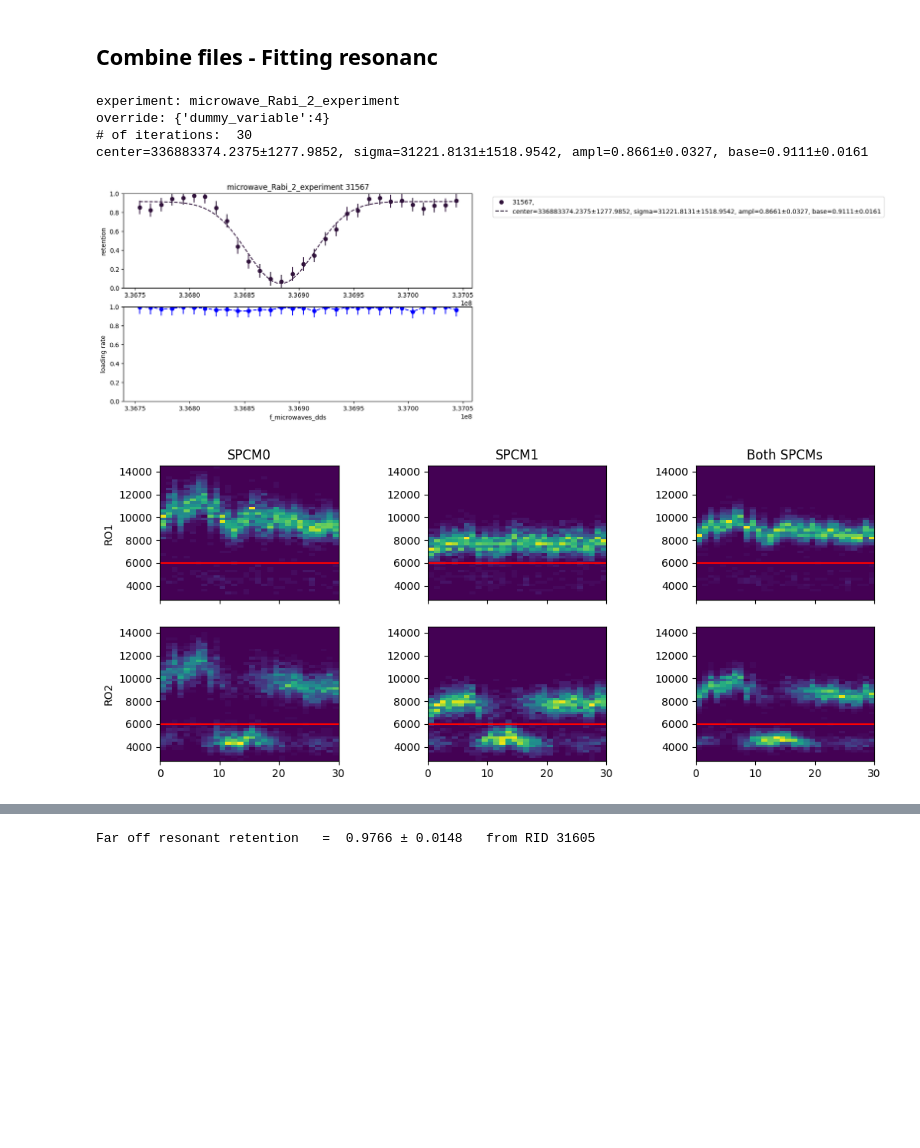
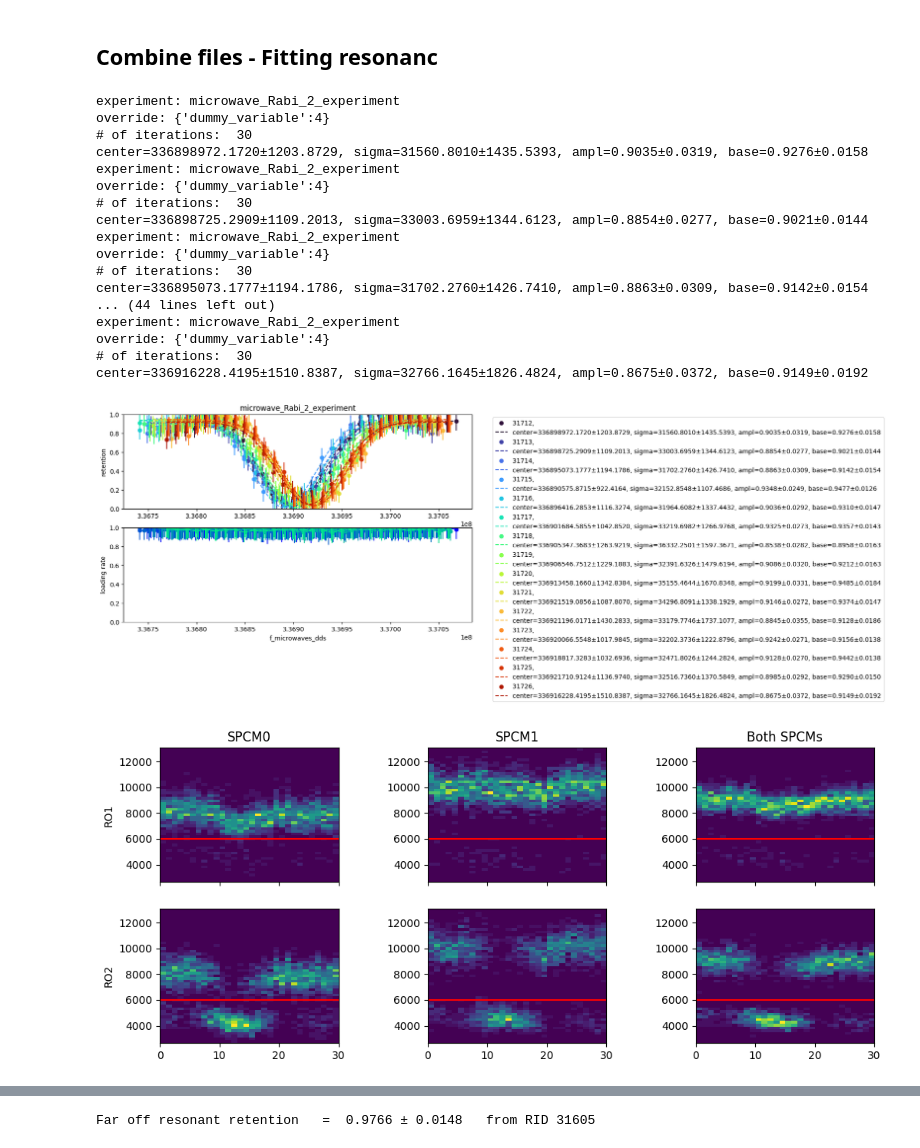
Before and after one commit to QuantumQuadrate/qn_artiq_routines, a Jupyter notebook: Analysis/Microwave analysis/Microwave_analysis_2025.ipynb, the cells around one changed output, grey strips where cells are left out. Saved outputs shown, nothing was run; the diff lists cells and outputs as text; code cells hidden in the pictures; blank space fills up the shorter version.

```diff
--- a/Analysis/Microwave analysis/Microwave_analysis_2025.ipynb
+++ b/Analysis/Microwave analysis/Microwave_analysis_2025.ipynb
@@ -2,7 +2,7 @@
 # Mapping atom analysis
 Valid for experiments from 2025-04-30 until ...
 # %%
-date_filters = ["2025-11-10"]
+date_filters = ["2025-11-19","2025-11-20","2025-11-21","2025-11-22"]
 
 from matplotlib import pyplot as plt
 import matplotlib as mpl
@@ -34,7 +34,7 @@ fnames = get_files_by_criteria(date_filters, # only find files from these date d
                                condition=lambda filename: True, # use this to filter by experiment parameters, like this: lambda filename: np.bool_(h5py.File(filename)['datasets']['set_current_coil_volts_at_finish'])
                                start_dir=results,
                                include_path=True, # if False, only return the name of the file, not the full path
-                               print_filenames=True
+                               print_filenames=False
 )
 
 
@@ -77,18 +77,18 @@ file 30 (C:\Networking Experiment\artiq codes\artiq-master\results\2025-11-10\22
 With fitting the resonance for microwave scans
 
 """
-### the file(s) to analyze:
-file_indices = {
-    27:'',
-    # 26:'',
-    # 38:'',
-    # 36:'HWP=1.875, QWP=4.5',
-    # 38:'HWP=0.5, QWP=4.5',
-    # 38:'',
-    # 40:'',
-}
+# ### the file(s) to analyze:
+# file_indices = {
+#     0:'',
+#     26:'',
+#     38:'',
+#     36:'HWP=1.875, QWP=4.5',
+#     38:'HWP=0.5, QWP=4.5',
+#     38:'',
+#     40:'',
+# }
 
-# file_indices = {i: '' for i in range(50, 63, 2)}
+file_indices = {i: '' for i in range(55, 84, 2)}
 
 compare = True # compare multiple files in the same retention and loading plots
 otsu_threshold = False # compute threshold using Otsu method instead doing it by eye. only work when require atom loading = False
@@ -379,33 +379,46 @@ if showhist:
 
     plt.subplots_adjust(hspace=0.2, wspace=0.5)
 plt.show()
 
 
 
 #### Plot the combined Atom_loading_time values
 ## We can slice the array to separate iterations later, if we want.
 combined_atom_loading_times = list(itertools.chain(*all_atom_loading_times))
 mean_loading_time = np.mean(combined_atom_loading_times)
 plt.figure(figsize=(7, 4))
 plt.plot(combined_atom_loading_times, 'r-', label='Atom loading time')
 plt.xlabel("Atom number")
 plt.ylabel("Loading time (s)")
 plt.title(f"Atom loading time (Mean: {mean_loading_time:.3f} s)")
 # plt.title(f"Combined Atom Loading Time for All Files")
 plt.legend(loc='best')
 plt.show()
 
 # Plot the histogram of combined Atom_loading_time
 plt.figure(figsize=(7, 4))
 plt.hist(combined_atom_loading_times, bins=50, edgecolor='black', alpha=0.7)
 plt.xlabel("Atom Loading Time (s)")
 plt.ylabel("Frequency")
 plt.title(f"Histogram of Combined Atom Loading Time")
 plt.show()
 # %% [output]
 experiment: microwave_Rabi_2_experiment
 override: {'dummy_variable':4}
 # of iterations:  30
-center=336883374.2375±1277.9852, sigma=31221.8131±1518.9542, ampl=0.8661±0.0327, base=0.9111±0.0161
+center=336898972.1720±1203.8729, sigma=31560.8010±1435.5393, ampl=0.9035±0.0319, base=0.9276±0.0158
+experiment: microwave_Rabi_2_experiment
+override: {'dummy_variable':4}
+# of iterations:  30
+center=336898725.2909±1109.2013, sigma=33003.6959±1344.6123, ampl=0.8854±0.0277, base=0.9021±0.0144
+experiment: microwave_Rabi_2_experiment
+override: {'dummy_variable':4}
+# of iterations:  30
+center=336895073.1777±1194.1786, sigma=31702.2760±1426.7410, ampl=0.8863±0.0309, base=0.9142±0.0154
+... (44 lines left out)
+experiment: microwave_Rabi_2_experiment
+override: {'dummy_variable':4}
+# of iterations:  30
+center=336916228.4195±1510.8387, sigma=32766.1645±1826.4824, ampl=0.8675±0.0372, base=0.9149±0.0192
-[figure, old version]
+[figure, new version]
-[figure, old version]
+[figure, new version]
```
Also changed, not shown: parts of 15 cells of this notebook, 5 other files.
